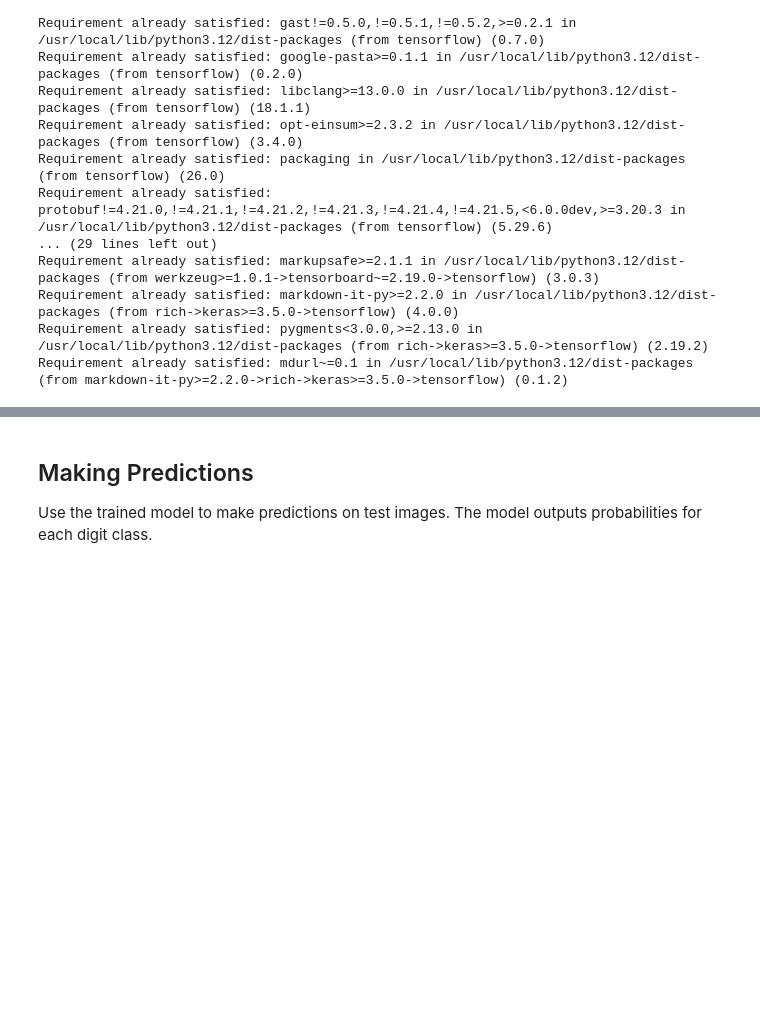
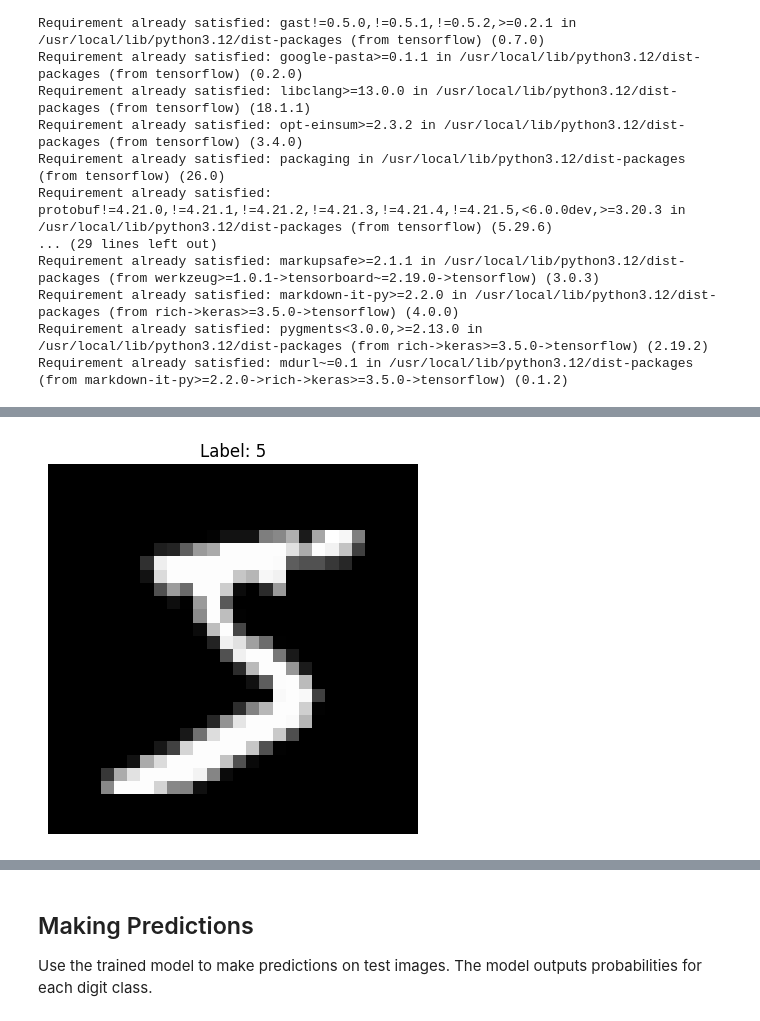
Before and after one commit to parekhbhargav25/MINSTAT_Classification, a Jupyter notebook: MINIST.ipynb, the cells around one changed output, grey strips where cells are left out. Cells and saved outputs as stored; diff of their text form; code cells hidden in the pictures; blank space fills up the shorter version.

Commit message:
added visualization of the data for better understanding

```diff
--- a/MINIST.ipynb
+++ b/MINIST.ipynb
@@ -72,0 +70,8 @@ Normalize the pixel values to the range [0, 1] by dividing by 255. This helps th
+# %%
+#visualize images
+plt.imshow(x_train[0], cmap="gray")
+plt.title(f"Label: {y_train[0]}")
+plt.axis("off")
+plt.show()
+# %% [output]
+[figure, added]
```
Also changed, not shown: parts of 38 cells of this notebook, 2 other files.
